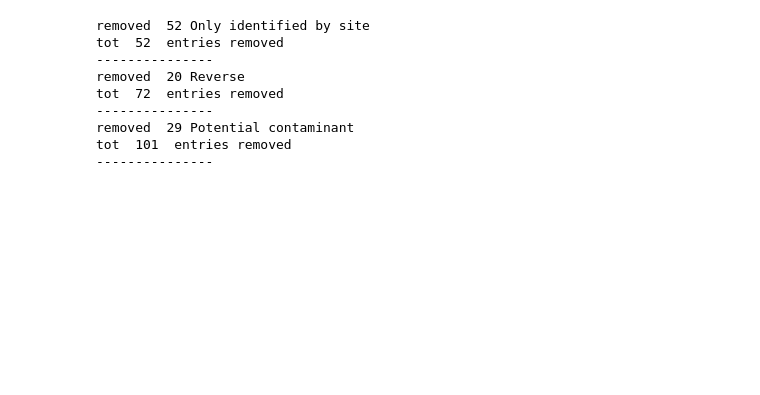
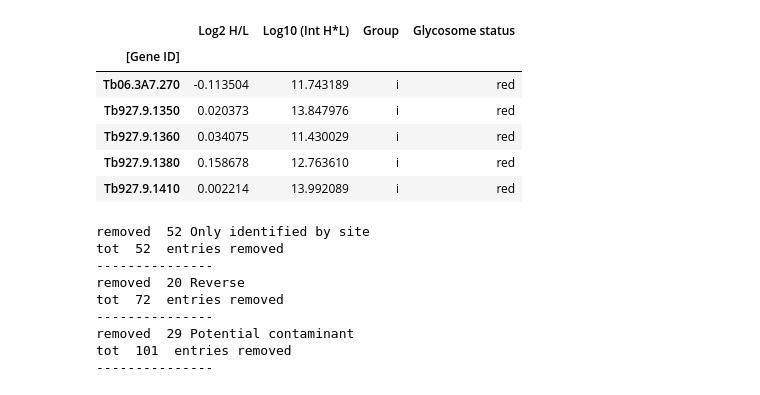
Before and after one commit to mtinti/zhe_analysis_01, a Jupyter notebook: Analysis.ipynb, the cells around one changed output. Cells and saved outputs as stored; diff of their text form; code cells hidden in the pictures; blank space fills up the shorter version.

Commit message:
add glycosome status

```diff
--- a/Analysis.ipynb
+++ b/Analysis.ipynb
@@ -82,6 +82,35 @@ with open(path, "r") as handle:
         temp_desc = record.description.split('|')[4].strip()
         #print  (record.description.split('|'))
         desc_dict[temp_id]=temp_desc
+# %%
+#get glycosome data
+ref_df = pd.read_csv('out_data/glycosome_experiment_extended.txt',sep='\t')
+ref_df['[Ortholog Group]']=ref_df['[Ortholog Group]'].astype('category')
+ref_df['ortho_codes']=ref_df['[Ortholog Group]'].cat.codes
+ref_df['[Input ID]']=[n.replace(' ','') for n in ref_df['[Input ID]']]
+ref_df.set_index('[Input ID]',inplace=True)
+#print (ref_df.head())
+
+lucia_experiments = pd.read_table('out_data/glycosome_experiment.txt',sep='\t')
+lucia_experiments['[Input ID]']=lucia_experiments['GeneDB IDs']
+lucia_experiments['[Input ID]']=[n.replace(' ','') for n in lucia_experiments['[Input ID]']]
+lucia_experiments.set_index('[Input ID]',inplace=True)
+#print (lucia_experiments.head())
+
+
+ref_df = ref_df.join(lucia_experiments,how='left')
+ref_df.drop_duplicates(subset=['[Gene ID]'],inplace=True)
+ref_df.set_index('[Gene ID]',inplace=True,drop=True)
+ref_df=ref_df[['Log2 H/L','Log10 (Int H*L)','Group', 'Glycosome status ']]
+ref_df.head()
+# %% [output]
+|  | Log2 H/L | Log10 (Int H*L) | Group | Glycosome status |
+| [Gene ID] |  |  |  |  |
+| Tb06.3A7.270 | -0.113504 | 11.743189 | i | red |
+| Tb927.9.1350 | 0.020373 | 13.847976 | i | red |
+| Tb927.9.1360 | 0.034075 | 11.430029 | i | red |
+| Tb927.9.1380 | 0.158678 | 12.763610 | i | red |
+| Tb927.9.1410 | 0.002214 | 13.992089 | i | red |
 # %%
 #read data and log transform for plots
 df = pd.read_csv('proteinGroups.txt',sep='\t')
```
Also changed, not shown: parts of 10 cells of this notebook.
